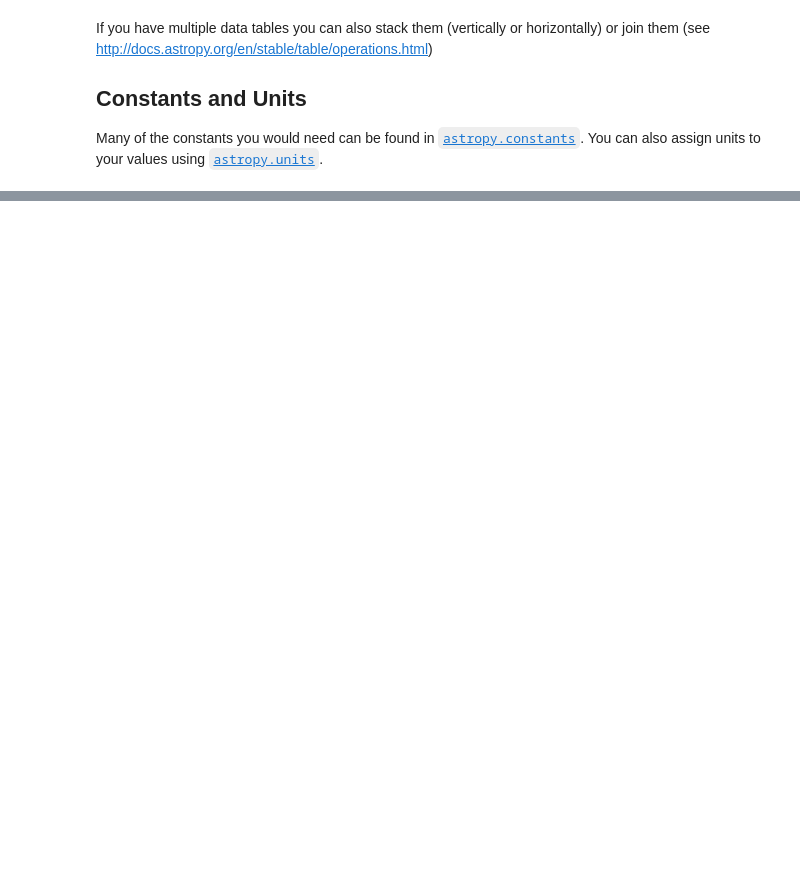
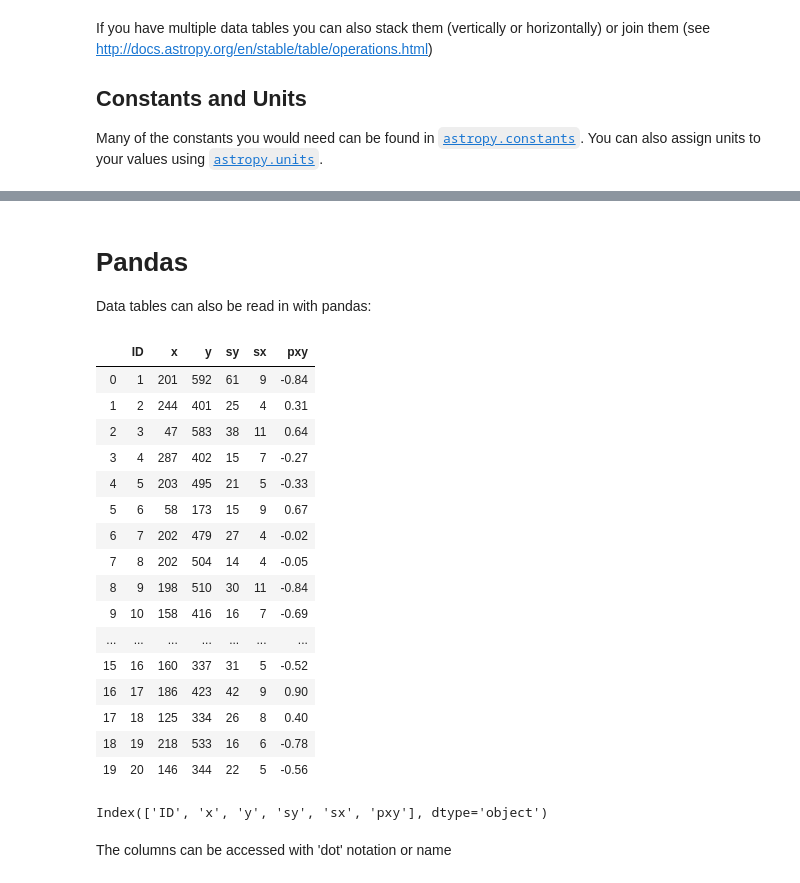
Before and after one commit to CKrawczyk/jupyter_data_languages, a Jupyter notebook: General_Python.ipynb, the cells around one changed output, grey strips where cells are left out. Saved outputs shown, nothing was run; the diff lists cells and outputs as text; code cells hidden in the pictures; blank space fills up the shorter version.

Commit message:
update general python with pandas

```diff
--- a/General_Python.ipynb
+++ b/General_Python.ipynb
@@ -364,0 +619,30 @@ print(vel)
+# %% [markdown]
+# Pandas
+
+Data tables can also be read in with pandas:
+# %%
+import pandas
+data = pandas.read_csv('data.csv')
+display(data)
+print(data.columns)
+# %% [output]
+|  | ID | x | y | sy | sx | pxy |
+| 0 | 1 | 201 | 592 | 61 | 9 | -0.84 |
+| 1 | 2 | 244 | 401 | 25 | 4 | 0.31 |
+| 2 | 3 | 47 | 583 | 38 | 11 | 0.64 |
+| 3 | 4 | 287 | 402 | 15 | 7 | -0.27 |
+| 4 | 5 | 203 | 495 | 21 | 5 | -0.33 |
+| 5 | 6 | 58 | 173 | 15 | 9 | 0.67 |
+| 6 | 7 | 202 | 479 | 27 | 4 | -0.02 |
+| 7 | 8 | 202 | 504 | 14 | 4 | -0.05 |
+| 8 | 9 | 198 | 510 | 30 | 11 | -0.84 |
+| 9 | 10 | 158 | 416 | 16 | 7 | -0.69 |
+| ... | ... | ... | ... | ... | ... | ... |
+| 15 | 16 | 160 | 337 | 31 | 5 | -0.52 |
+| 16 | 17 | 186 | 423 | 42 | 9 | 0.90 |
+| 17 | 18 | 125 | 334 | 26 | 8 | 0.40 |
+| 18 | 19 | 218 | 533 | 16 | 6 | -0.78 |
+| 19 | 20 | 146 | 344 | 22 | 5 | -0.56 |
+Index(['ID', 'x', 'y', 'sy', 'sx', 'pxy'], dtype='object')
+# %% [markdown]
+The columns can be accessed with 'dot' notation or name
```
Also changed, not shown: parts of 35 cells of this notebook, 1 other file.
